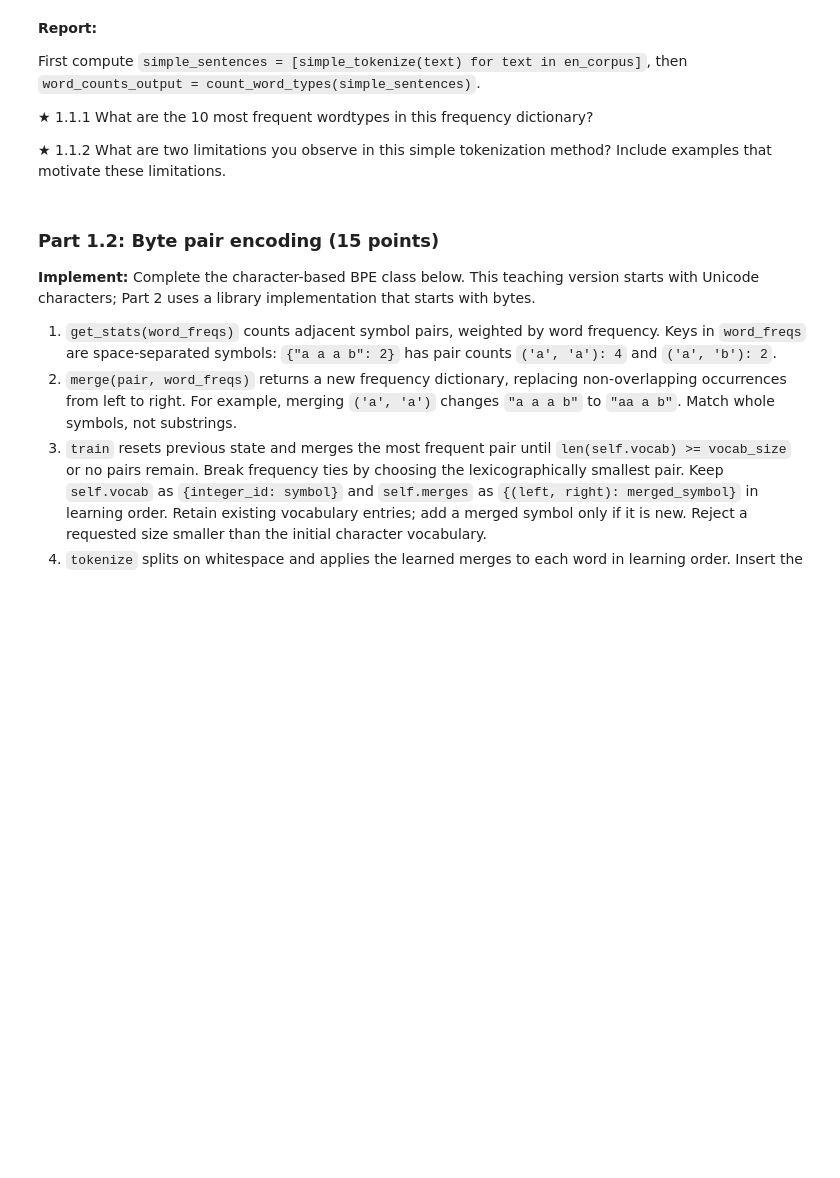
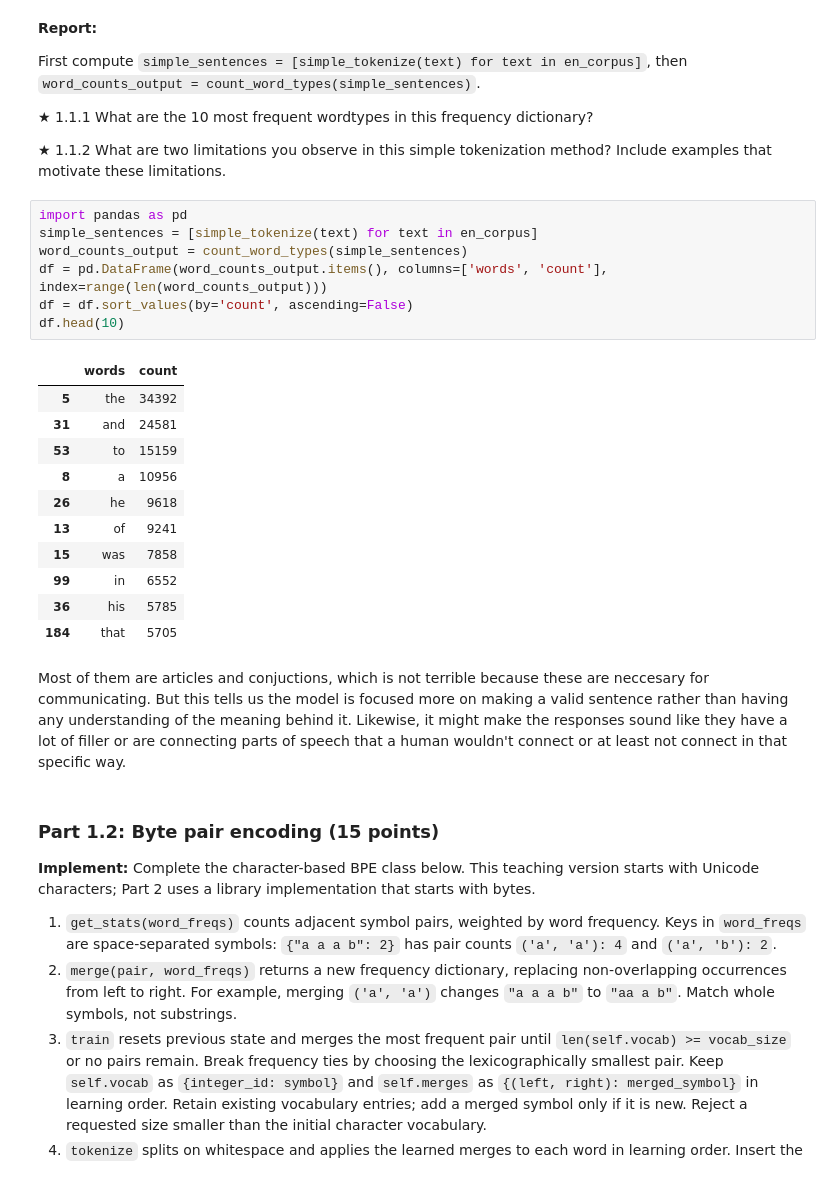
Before and after one commit to keace888/eecs183-283A-26fall-hw2, a Jupyter notebook: hw2.ipynb, the cells around one changed output. Drawn from its saved outputs; the diff is of its cells as text; blank space fills up the shorter version.

Commit message:
part 1.2

```diff
--- a/hw2.ipynb
+++ b/hw2.ipynb
@@ -211,6 +188,27 @@ then `word_counts_output = count_word_types(simple_sentences)`.
 ★ 1.1.1 What are the 10 most frequent wordtypes in this frequency dictionary?
 
 ★ 1.1.2 What are two limitations you observe in this simple tokenization method? Include examples that motivate these limitations.
+# %%
+import pandas as pd
+simple_sentences = [simple_tokenize(text) for text in en_corpus]
+word_counts_output = count_word_types(simple_sentences)
+df = pd.DataFrame(word_counts_output.items(), columns=['words', 'count'], index=range(len(word_counts_output)))
+df = df.sort_values(by='count', ascending=False)
+df.head(10)
+# %% [output]
+|  | words | count |
+| 5 | the | 34392 |
+| 31 | and | 24581 |
+| 53 | to | 15159 |
+| 8 | a | 10956 |
+| 26 | he | 9618 |
+| 13 | of | 9241 |
+| 15 | was | 7858 |
+| 99 | in | 6552 |
+| 36 | his | 5785 |
+| 184 | that | 5705 |
+# %% [markdown]
+Most of them are articles and conjuctions, which is not terrible because these are neccesary for communicating. But this tells us the model is focused more on making a valid sentence rather than having any understanding of the meaning behind it. Likewise, it might make the responses sound like they have a lot of filler or are connecting parts of speech that a human wouldn't connect or at least not connect in that specific way.
 # %% [markdown]
 ### Part 1.2: Byte pair encoding (15 points)
 **Implement:** Complete the character-based BPE class below. This teaching version starts with Unicode characters; Part 2 uses a library implementation that starts with bytes.
```
Also changed, not shown: parts of 4 cells of this notebook.
